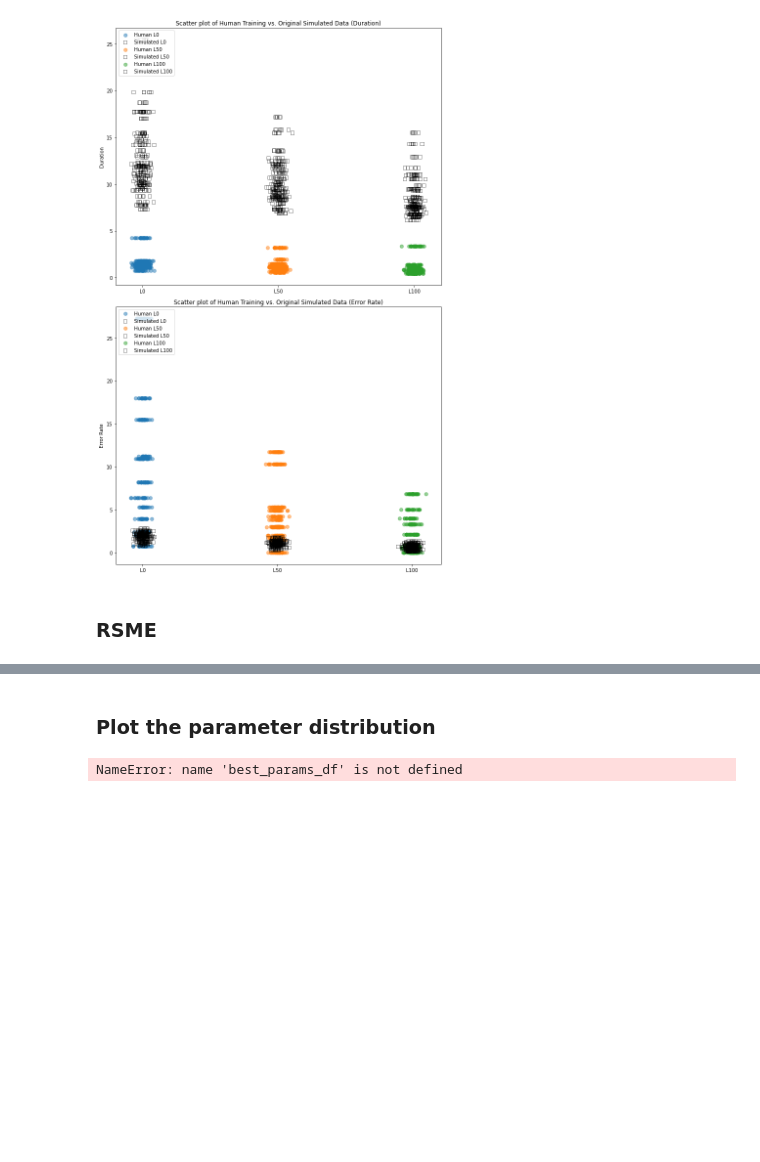
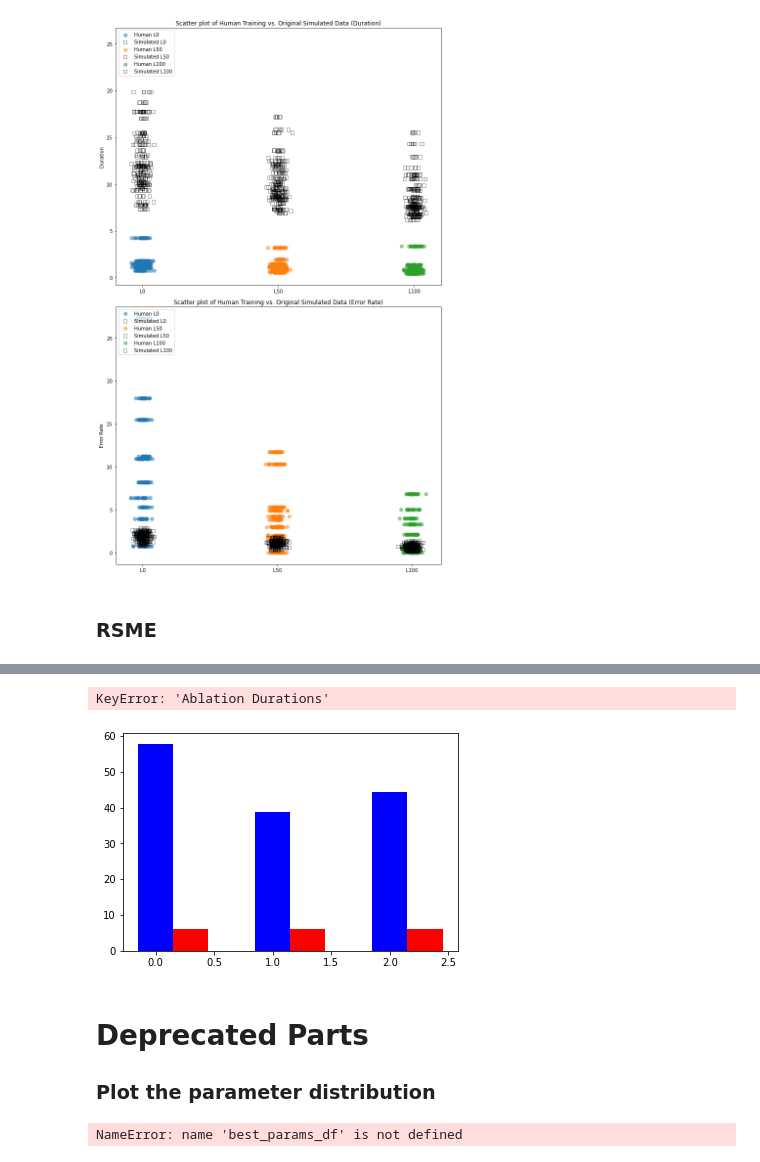
Before and after one commit to BaiYunpeng1949/heads-up-multitasker, a Jupyter notebook: huc/envs/mobile_reading/results/Grid Search for Read Task Resumption.ipynb, the cells around one changed output, grey strips where cells are left out. Cells and saved outputs as stored; diff of their text form; code cells hidden in the pictures; blank space fills up the shorter version.

Commit message:
0906-huc-ablation study. Prepare to draw plots.

```diff
--- a/huc/envs/mobile_reading/results/Grid Search for Read Task Resumption.ipynb
+++ b/huc/envs/mobile_reading/results/Grid Search for Read Task Resumption.ipynb
@@ -1107,0 +1212,58 @@ RMSE for L100 - Durations: 0.4762, Errors: 2.1114
+# %%
+import pandas as pd
+import matplotlib.pyplot as plt
+import numpy as np
+from scipy.stats import ttest_rel
+
+# Read the data
+df = pd.read_csv('0906_normal_and_ablation_noinitdeltat_4dot5sigmapm_train_test_split_repeats_data_rep500.csv')
+
+alpha = 0.05
+
+def compute_significance(column1, column2):
+    t_stat, p_value = ttest_rel(column1, column2)
+    return p_value
+
+def plot_with_annotations(data, metric):
+    # Values
+    simulated_values = data[f'Simulated {metric}'].tolist()
+    if metric == "Durations":
+        ablation_values = data['Ablation Duration'].tolist()
+    elif metric == "Errors":
+        ablation_values = data['Ablation Error'].tolist()
+    else:
+        raise ValueError("Invalid metric")
+
+    # Plotting
+    barWidth = 0.3
+    r1 = np.arange(len(simulated_values))
+    r2 = [x + barWidth for x in r1]
+
+    plt.bar(r1, simulated_values, width=barWidth, color='blue', label='Simulated')
+    plt.bar(r2, ablation_values, width=barWidth, color='red', label='Ablation')
+
+    # Annotations for significance
+    for i, layout in enumerate(data['Layout']):
+        p_value = compute_significance(df[df['Layout'] == layout][f'Simulated {metric}'], df[df['Layout'] == layout][f'Ablation {metric}'])
+        if p_value < alpha:
+            plt.text(i + barWidth/2, max(simulated_values[i], ablation_values[i]) + 0.02, '*', ha='center')
+
+    plt.xlabel('Layout', fontweight='bold')
+    plt.xticks([r + barWidth for r in range(len(simulated_values))], data['Layout'])
+    plt.ylabel(metric)
+    plt.title(f'Comparison of Simulated and Ablation {metric}')
+    plt.legend()
+    plt.tight_layout()
+    plt.show()
+
+# Aggregate data if needed
+aggregated_data = df.groupby('Layout').mean().reset_index()
+
+# Plot for Duration
+plot_with_annotations(aggregated_data, 'Durations')
+
+# Plot for Error Rate
+plot_with_annotations(aggregated_data, 'Errors')
+# %% [output]
+KeyError: 'Ablation Durations'
+[figure, added]
@@ -1108,4 +1278,5 @@ RMSE for L100 - Durations: 0.4762, Errors: 2.1114
 # %% [markdown]
+# Deprecated Parts
 ### Plot the parameter distribution
 # %%
 def annotate_percentage(ax, n, bins, patches):
```
Also changed, not shown: parts of 10 cells of this notebook, 2 other files.
